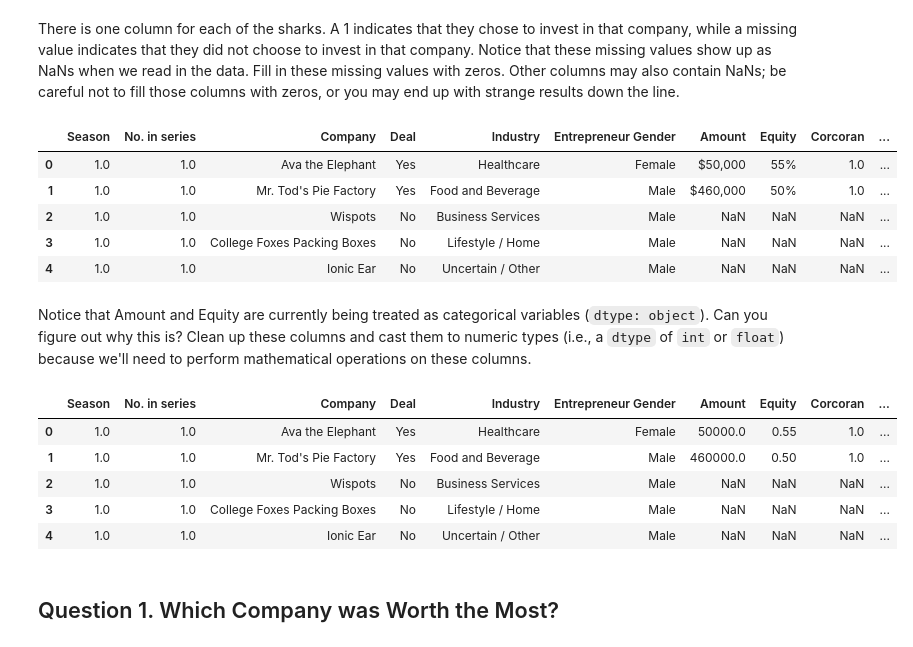
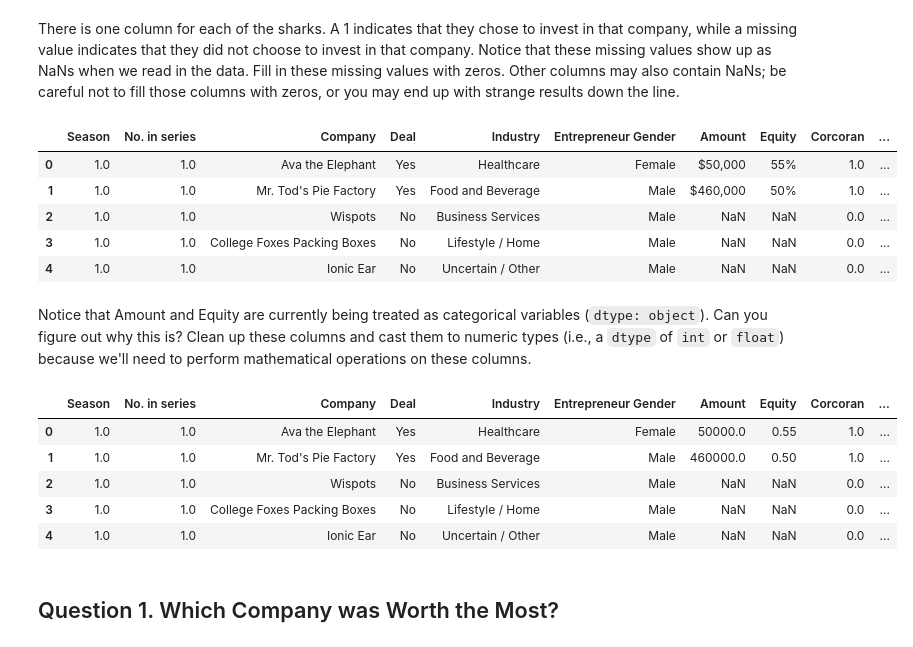
Before and after one commit to claynaut/cs105, a Jupyter notebook: lab-2/2A. Shark Tank.ipynb, the cells around one changed output. Cells and saved outputs as stored; diff of their text form; code cells hidden in the pictures.

```diff
--- a/lab-2/2A. Shark Tank.ipynb
+++ b/lab-2/2A. Shark Tank.ipynb
@@ -34,15 +34,17 @@ df.head()
 # %% [markdown]
 There is one column for each of the sharks. A 1 indicates that they chose to invest in that company, while a missing value indicates that they did not choose to invest in that company. Notice that these missing values show up as NaNs when we read in the data. Fill in these missing values with zeros. Other columns may also contain NaNs; be careful not to fill those columns with zeros, or you may end up with strange results down the line.
 # %%
-sharks = df.loc[:,'Corcoran':'Guest'].fillna(0, inplace = True)
+sharks = df.loc[:,'Corcoran':'Guest'] # locate sharks
+sharks.fillna(0, inplace = True) # fill NaNs with 0s
+df.update(sharks) # update original dataframe
 df.head()
 # %% [output]
 |  | Season | No. in series | Company | Deal | Industry | Entrepreneur Gender | Amount | Equity | Corcoran | ... |
 | 0 | 1.0 | 1.0 | Ava the Elephant | Yes | Healthcare | Female | $50,000 | 55% | 1.0 | ... |
 | 1 | 1.0 | 1.0 | Mr. Tod's Pie Factory | Yes | Food and Beverage | Male | $460,000 | 50% | 1.0 | ... |
-| 2 | 1.0 | 1.0 | Wispots | No | Business Services | Male | NaN | NaN | NaN | ... |
-| 3 | 1.0 | 1.0 | College Foxes Packing Boxes | No | Lifestyle / Home | Male | NaN | NaN | NaN | ... |
-| 4 | 1.0 | 1.0 | Ionic Ear | No | Uncertain / Other | Male | NaN | NaN | NaN | ... |
+| 2 | 1.0 | 1.0 | Wispots | No | Business Services | Male | NaN | NaN | 0.0 | ... |
+| 3 | 1.0 | 1.0 | College Foxes Packing Boxes | No | Lifestyle / Home | Male | NaN | NaN | 0.0 | ... |
+| 4 | 1.0 | 1.0 | Ionic Ear | No | Uncertain / Other | Male | NaN | NaN | 0.0 | ... |
 # %% [markdown]
 Notice that Amount and Equity are currently being treated as categorical variables (`dtype: object`). Can you figure out why this is? Clean up these columns and cast them to numeric types (i.e., a `dtype` of `int` or `float`) because we'll need to perform mathematical operations on these columns.
 # %%
@@ -53,9 +55,9 @@ df.head()
 |  | Season | No. in series | Company | Deal | Industry | Entrepreneur Gender | Amount | Equity | Corcoran | ... |
 | 0 | 1.0 | 1.0 | Ava the Elephant | Yes | Healthcare | Female | 50000.0 | 0.55 | 1.0 | ... |
 | 1 | 1.0 | 1.0 | Mr. Tod's Pie Factory | Yes | Food and Beverage | Male | 460000.0 | 0.50 | 1.0 | ... |
-| 2 | 1.0 | 1.0 | Wispots | No | Business Services | Male | NaN | NaN | NaN | ... |
-| 3 | 1.0 | 1.0 | College Foxes Packing Boxes | No | Lifestyle / Home | Male | NaN | NaN | NaN | ... |
-| 4 | 1.0 | 1.0 | Ionic Ear | No | Uncertain / Other | Male | NaN | NaN | NaN | ... |
+| 2 | 1.0 | 1.0 | Wispots | No | Business Services | Male | NaN | NaN | 0.0 | ... |
+| 3 | 1.0 | 1.0 | College Foxes Packing Boxes | No | Lifestyle / Home | Male | NaN | NaN | 0.0 | ... |
+| 4 | 1.0 | 1.0 | Ionic Ear | No | Uncertain / Other | Male | NaN | NaN | 0.0 | ... |
 # %% [markdown]
 ## Question 1. Which Company was Worth the Most?
 # %% [markdown]
```
